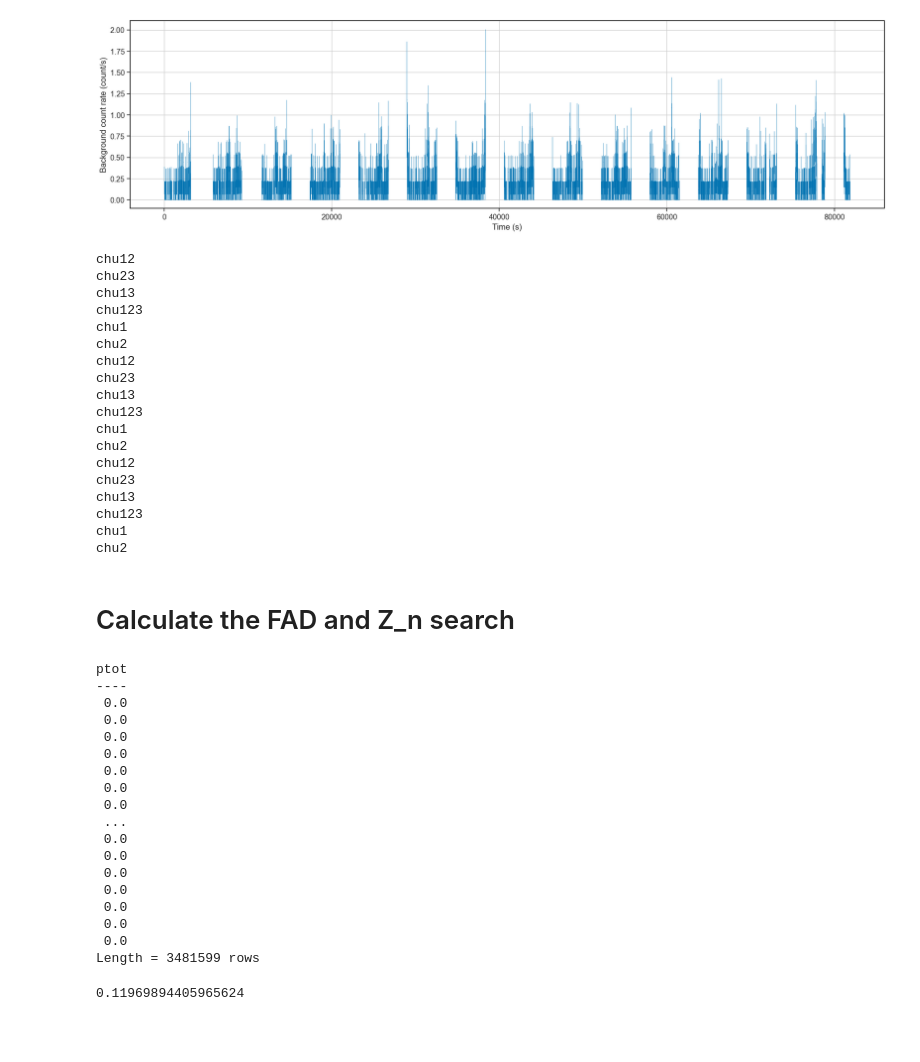
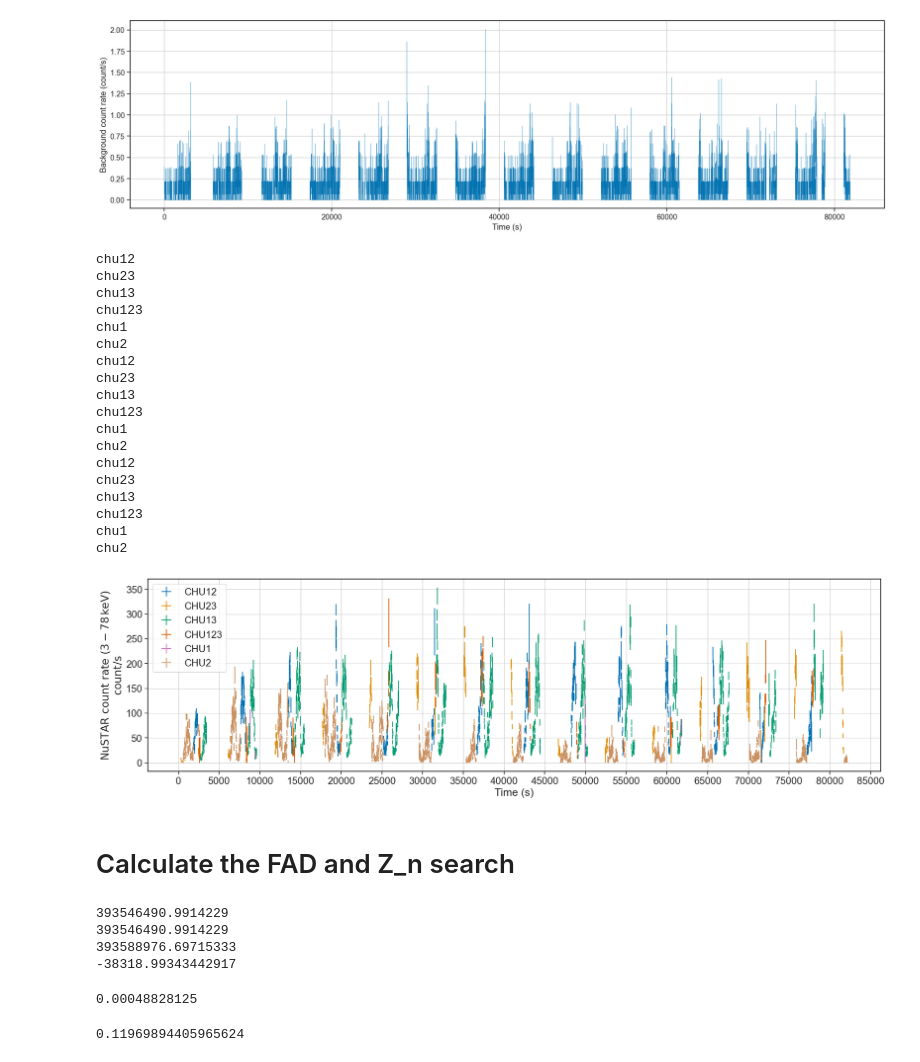
Before and after one commit to snpike/scripts, a Jupyter notebook: MAXI_J0655m013/NuSTAR_analysis.ipynb, the cells around one changed output. Cells and saved outputs as stored; diff of their text form; code cells hidden in the pictures; blank space fills up the shorter version.

```diff
--- a/MAXI_J0655m013/NuSTAR_analysis.ipynb
+++ b/MAXI_J0655m013/NuSTAR_analysis.ipynb
@@ -143,63 +146,62 @@ for chu in chu_combos:
     same_time_B = [t in src_lc_A['TIME'] for t in src_lc_B['TIME']]
     same_time_A = [t in src_lc_B['TIME'] for t in src_lc_A['TIME']]
     lcurve_ax.errorbar(src_lc_A['TIME'][same_time_A] + chu_start, (src_lc_A['RATE'][same_time_A] + src_lc_B['RATE'][same_time_B])-(area_ratio*(np.mean(bkg_lc_A['RATE']) + np.mean(bkg_lc_B['RATE']))), \
                        xerr=5, yerr=np.sqrt(np.square(src_lc_A['ERROR'][same_time_A]) + np.square(src_lc_B['ERROR'][same_time_B])), ls='', label = 'CHU'+str(chu))
 
 
 lcurve_ax.set_xlabel('Time (s)')
 lcurve_ax.set_ylabel(r'$\mathrm{NuSTAR\ count\ rate\ (3-78\,keV)}$' + '\n' + r'$\mathrm{count/s}$')
+lcurve_ax.set_xticks(np.arange(18)*5000)
+# lcurve_ax.set_xticks(np.arange(18)*5000)
 lcurve_ax.legend()
 plt.tight_layout()
 plt.savefig(plot_dir + OBSID + '_lc_chusplit_fpma+fpmb.pdf')
-plt.close()
+# plt.close()
 # %% [output]
 chu12
 chu23
 chu13
 chu123
 chu1
 chu2
 chu12
 chu23
 chu13
 chu123
 chu1
 chu2
 chu12
 chu23
 chu13
 chu123
 chu1
 chu2
+[figure, added]
 # %% [markdown]
 # Calculate the FAD and Z_n search
 # %%
 events = extract_events(pipeline_dir + 'nu' + OBSID + 'A06_cl_bc_srcreg_3-78keV.evt', pipeline_dir + 'nu' + OBSID + 'B06_cl_bc_srcreg_3-78keV.evt')
 all_times = np.sort(np.concatenate([events[0].time, events[1].time]))
+half_times_1 = all_times[:int(len(all_times)/2)]
+half_times_2 = all_times[-int(len(all_times)/2):]
+# half_times_3 = all_times[-int(len(all_times)/3):]
+print(np.min(all_times))
+print(np.min(half_times_1))
+print(np.min(half_times_2))
+# print(np.min(half_times_3))
+print(np.mean(half_times_1)-np.mean(half_times_2))
+# %% [output]
+393546490.9914229
+393546490.9914229
+393588976.69715333
+-38318.99343442917
 # %%
 # fad_pds = fad.FAD(events[0], events[1], segment_size=3400, dt=1.0/2048., norm='frac', return_objects=True)['ptot']
 # pickle.dump(fad_pds, open(pipeline_dir + 'FAD_ptot_rms.txt', 'wb'))
 fad_pds = pickle.load(open(pipeline_dir + 'FAD_ptot_rms.txt', 'rb'))
-print(fad_pds.power_err)
+print(fad_pds.freq[:5])
 # %% [output]
-ptot
-----
- 0.0
- 0.0
- 0.0
- 0.0
- 0.0
- 0.0
- 0.0
- ...
- 0.0
- 0.0
- 0.0
- 0.0
- 0.0
- 0.0
- 0.0
-Length = 3481599 rows
+0.00048828125
 # %%
 source_norm= False
 if not source_norm:
```
Also changed, not shown: parts of 20 cells of this notebook, 15 other files.
